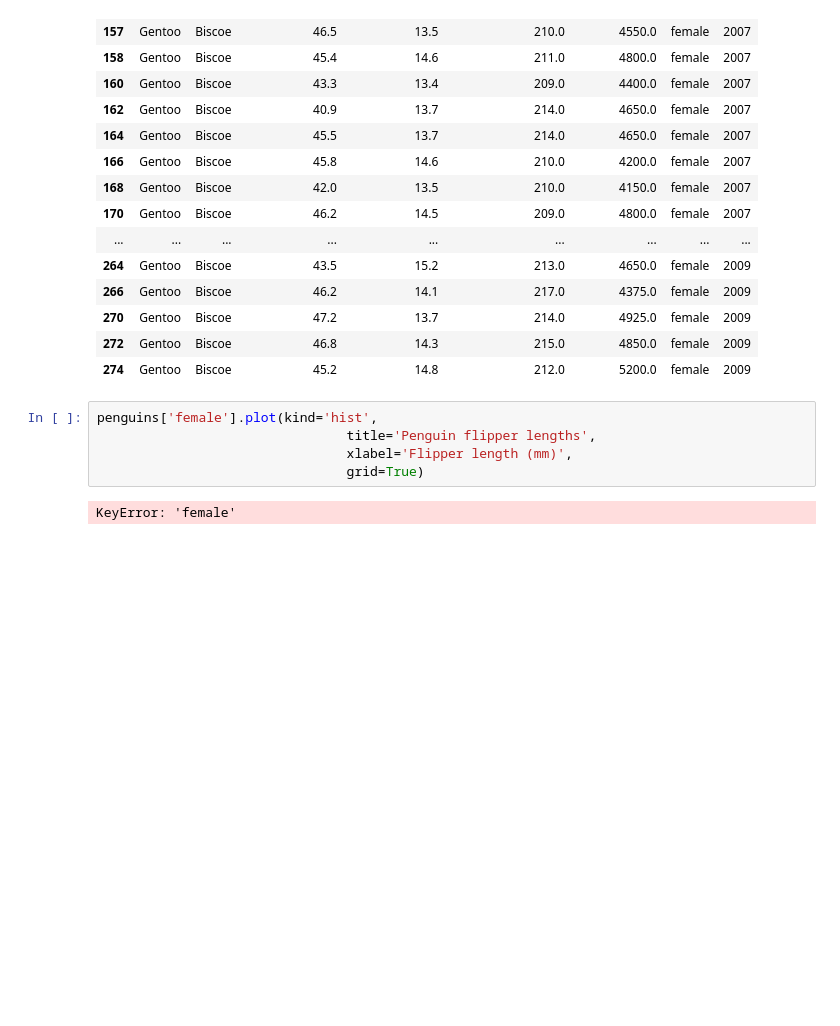
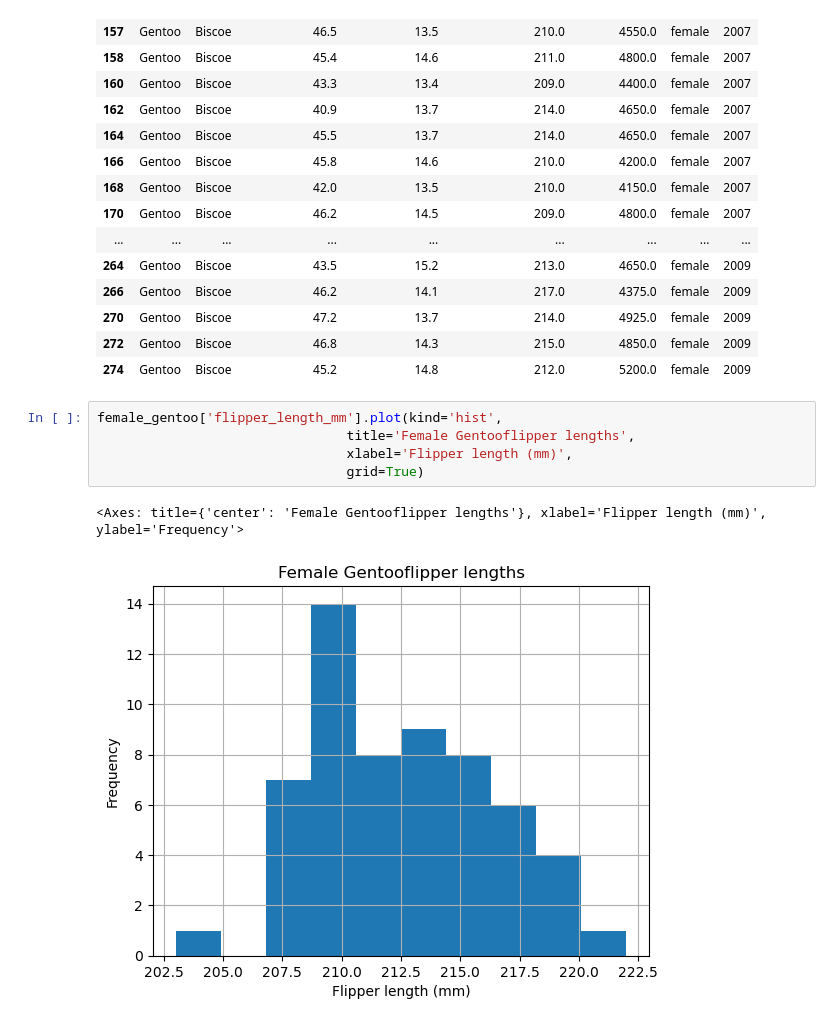
Before and after one commit to Amapolaa/EDS220-in-class, a Jupyter notebook: week1-basic-plotting.ipynb, the cells around one changed output. Cells and saved outputs as stored; diff of their text form; blank space fills up the shorter version.

```diff
--- a/week1-basic-plotting.ipynb
+++ b/week1-basic-plotting.ipynb
@@ -359,9 +360,10 @@ female_gentoo
 | 272 | Gentoo | Biscoe | 46.8 | 14.3 | 215.0 | 4850.0 | female | 2009 |
 | 274 | Gentoo | Biscoe | 45.2 | 14.8 | 212.0 | 5200.0 | female | 2009 |
 # %%
-penguins['female'].plot(kind='hist',
-                                title='Penguin flipper lengths',
+female_gentoo['flipper_length_mm'].plot(kind='hist',
+                                title='Female Gentooflipper lengths',
                                 xlabel='Flipper length (mm)',
                                 grid=True)
 # %% [output]
-KeyError: 'female'
+<Axes: title={'center': 'Female Gentooflipper lengths'}, xlabel='Flipper length (mm)', ylabel='Frequency'>
+[figure, added]
```
Also changed, not shown: parts of 2 cells of this notebook, 4 other files.
